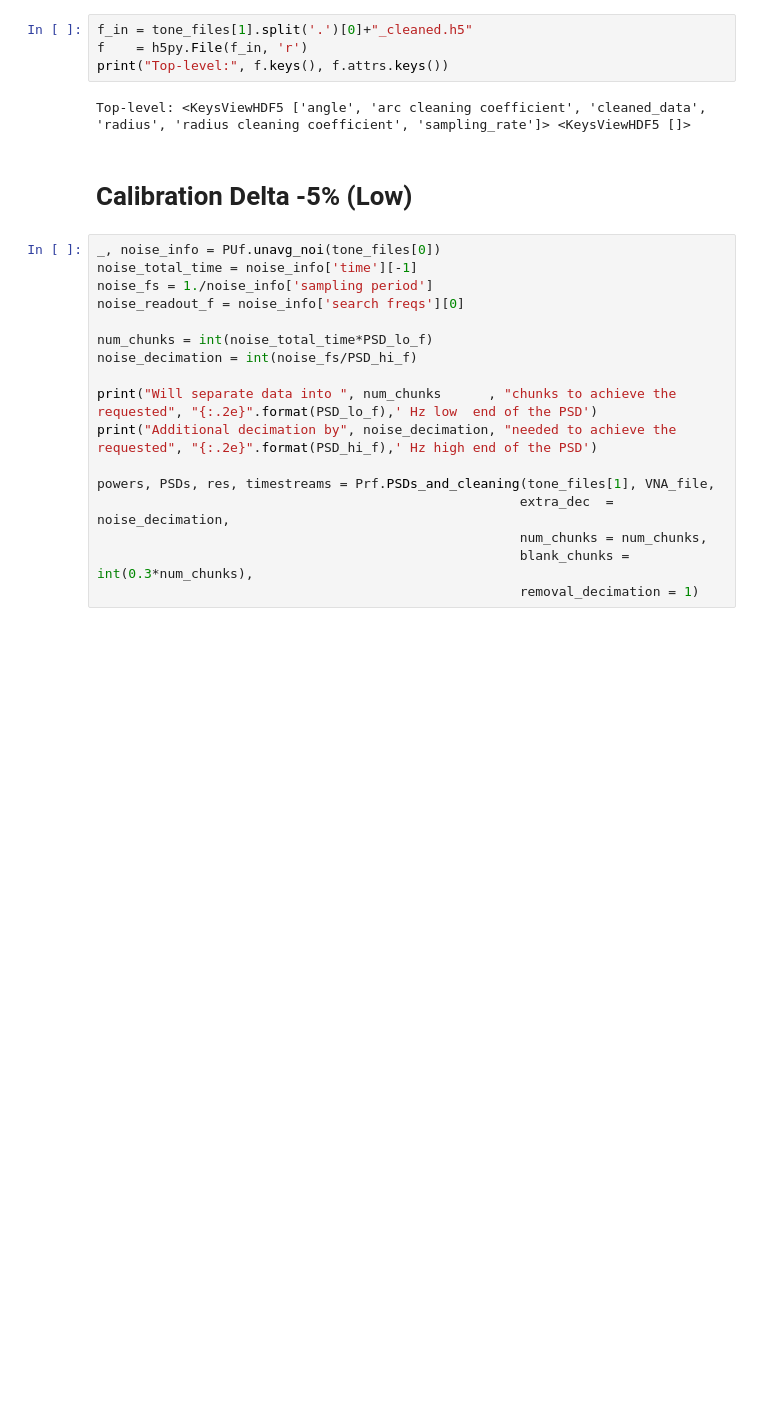
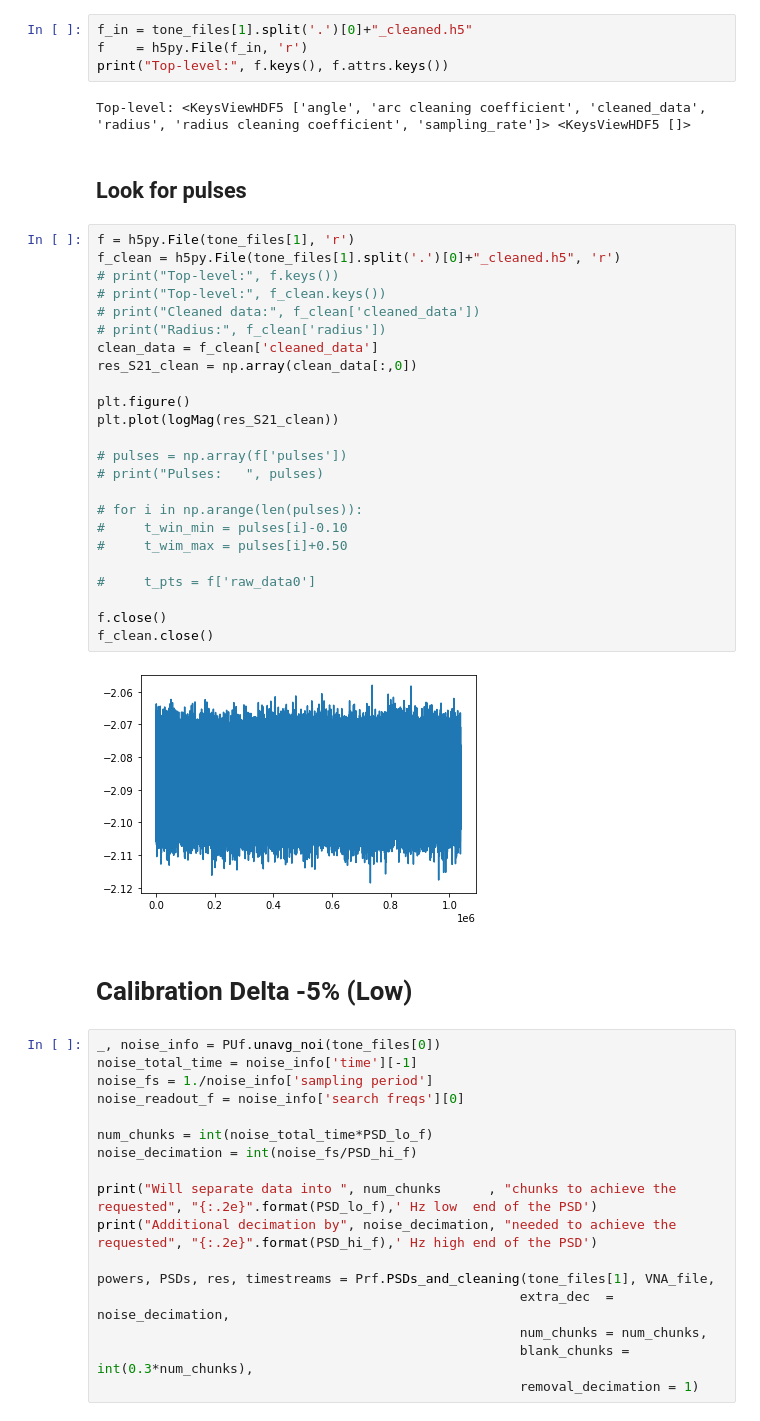
Before and after one commit to nkurinsky/NEXUS_RF, a Jupyter notebook: AnalysisScripts/timestream_explorer.ipynb, the cells around one changed output. Cells and saved outputs as stored; diff of their text form; blank space fills up the shorter version.

```diff
--- a/AnalysisScripts/timestream_explorer.ipynb
+++ b/AnalysisScripts/timestream_explorer.ipynb
@@ -210,6 +211,34 @@ f    = h5py.File(f_in, 'r')
 print("Top-level:", f.keys(), f.attrs.keys())
 # %% [output]
 Top-level: <KeysViewHDF5 ['angle', 'arc cleaning coefficient', 'cleaned_data', 'radius', 'radius cleaning coefficient', 'sampling_rate']> <KeysViewHDF5 []>
+# %% [markdown]
+## Look for pulses
+# %%
+f = h5py.File(tone_files[1], 'r')
+f_clean = h5py.File(tone_files[1].split('.')[0]+"_cleaned.h5", 'r')
+# print("Top-level:", f.keys())
+# print("Top-level:", f_clean.keys())
+# print("Cleaned data:", f_clean['cleaned_data'])
+# print("Radius:", f_clean['radius'])
+clean_data = f_clean['cleaned_data']
+res_S21_clean = np.array(clean_data[:,0])
+
+plt.figure()
+plt.plot(logMag(res_S21_clean))
+
+# pulses = np.array(f['pulses'])
+# print("Pulses:   ", pulses)
+
+# for i in np.arange(len(pulses)):
+#     t_win_min = pulses[i]-0.10
+#     t_wim_max = pulses[i]+0.50
+
+#     t_pts = f['raw_data0']
+
+f.close()
+f_clean.close()
+# %% [output]
+[figure, added]
 # %% [markdown]
 # Calibration Delta -5% (Low)
 # %%
```
Also changed, not shown: parts of 7 cells of this notebook, 1 other file.
